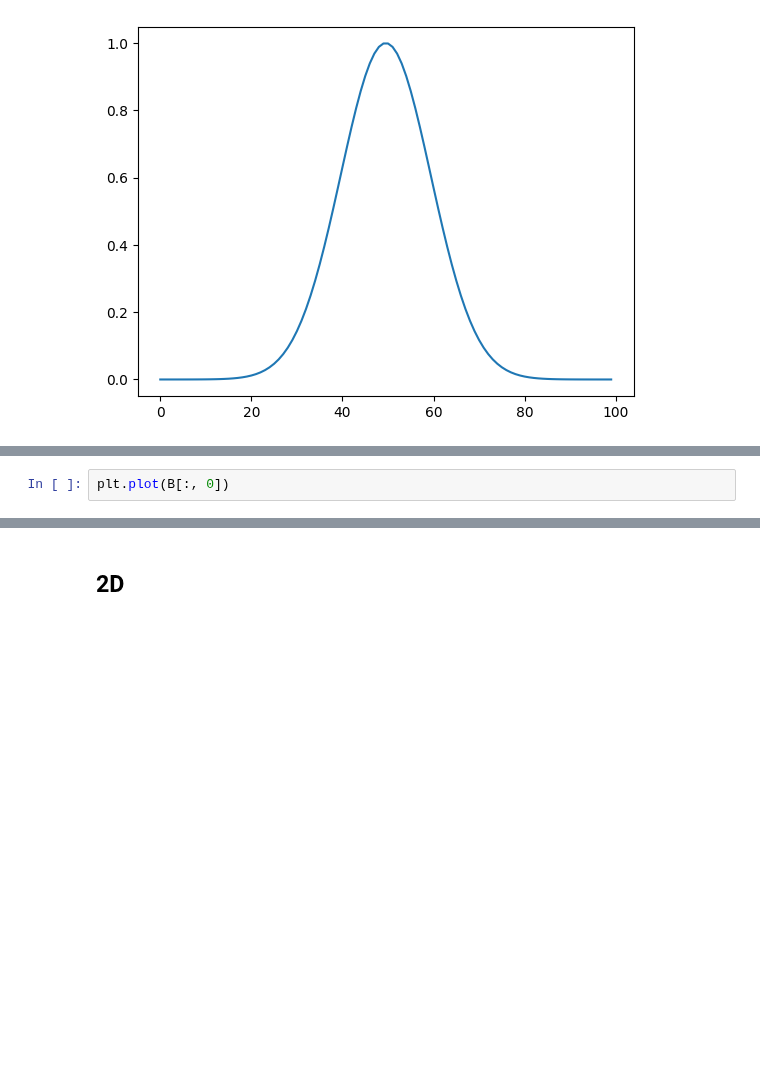
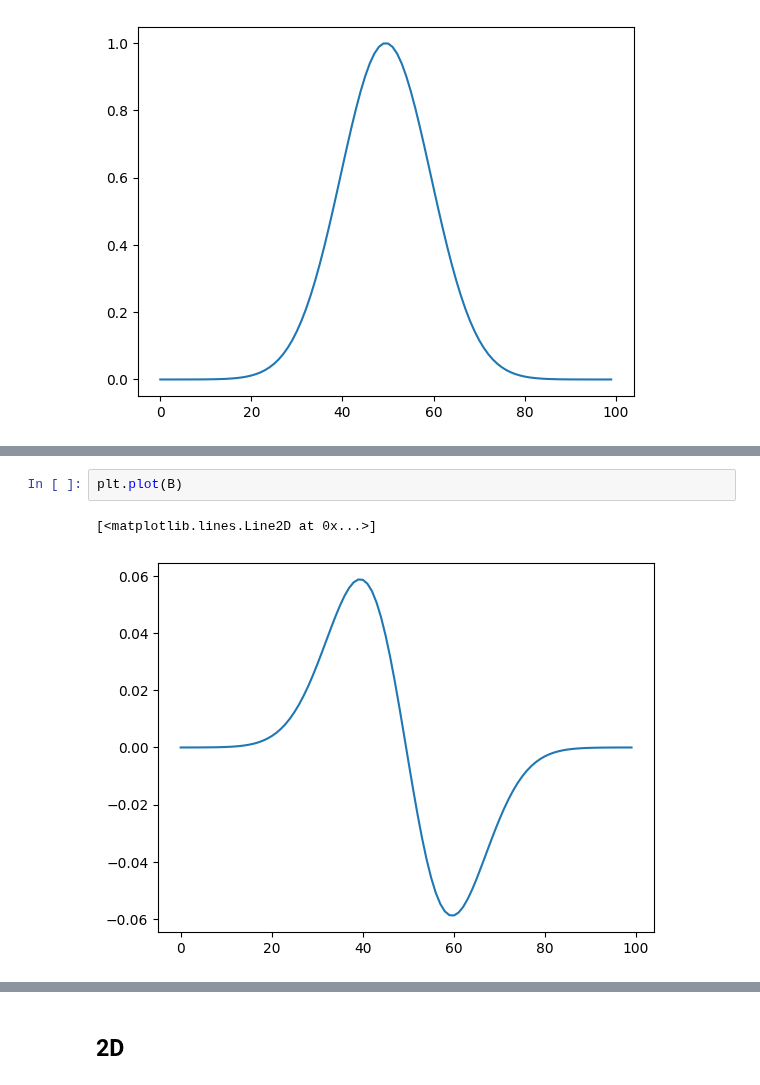
Before and after one commit to vicente-gonzalez-ruiz/motion_estimation, a Jupyter notebook: src/polinomial_expansion.ipynb, the cells around one changed output, grey strips where cells are left out. Drawn from its saved outputs; the diff is of its cells as text; blank space fills up the shorter version.

```diff
--- a/src/polinomial_expansion.ipynb
+++ b/src/polinomial_expansion.ipynb
@@ -76,4 +76,7 @@ B.shape
 # %%
-plt.plot(B[:, 0])
+plt.plot(B)
+# %% [output]
+[<matplotlib.lines.Line2D at 0x...>]
+[figure, added]
 # %%
 C.shape
```
Also changed, not shown: parts of 25 cells of this notebook, 6 other files.
